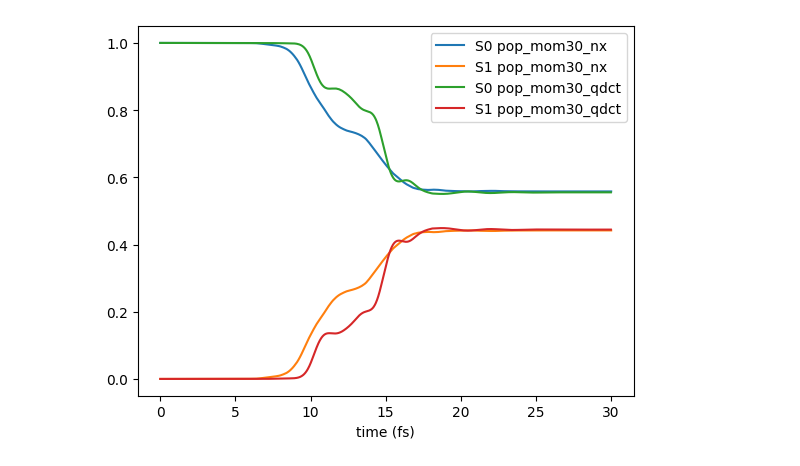
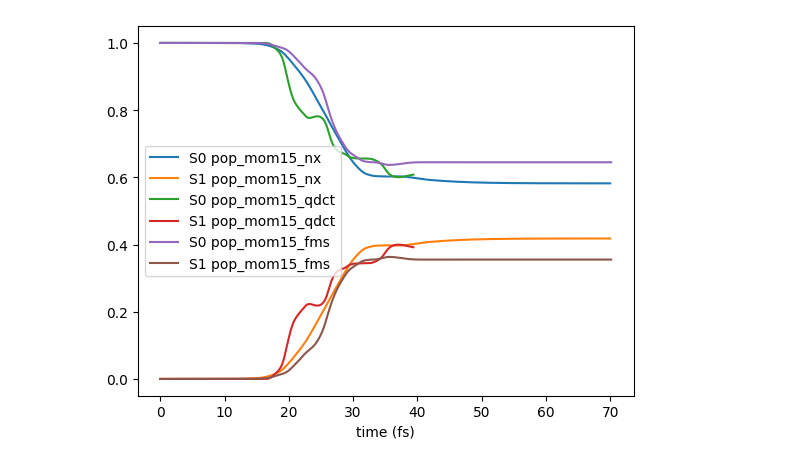
Before and after one commit to rsmattos/dotfiles, a Jupyter notebook: scripts/projects/qdct/compare_methods.ipynb, the cells around one changed output. Saved outputs shown, nothing was run; the diff lists cells and outputs as text; code cells hidden in the pictures.

```diff
--- a/scripts/projects/qdct/compare_methods.ipynb
+++ b/scripts/projects/qdct/compare_methods.ipynb
@@ -376,7 +652,12 @@ t2.filter_data(get_vals)
 # %%
-get_vals = {'init_cond': "'mom30'"}
+get_vals = {'init_cond': "'mom15'",
+            # 'program': "'qdct'",
+}
+exclude_vals = {
+    'program': "'ref'"
+}
 data = ['S0 pop', 'S1 pop']
 
-t2.plot(get_vals, data)
+t1.plot(get_vals, data, exclude_values=None)
 # %% [output]
-[figure, old version]
+[figure, new version]
```
Also changed, not shown: parts of 9 cells of this notebook.
